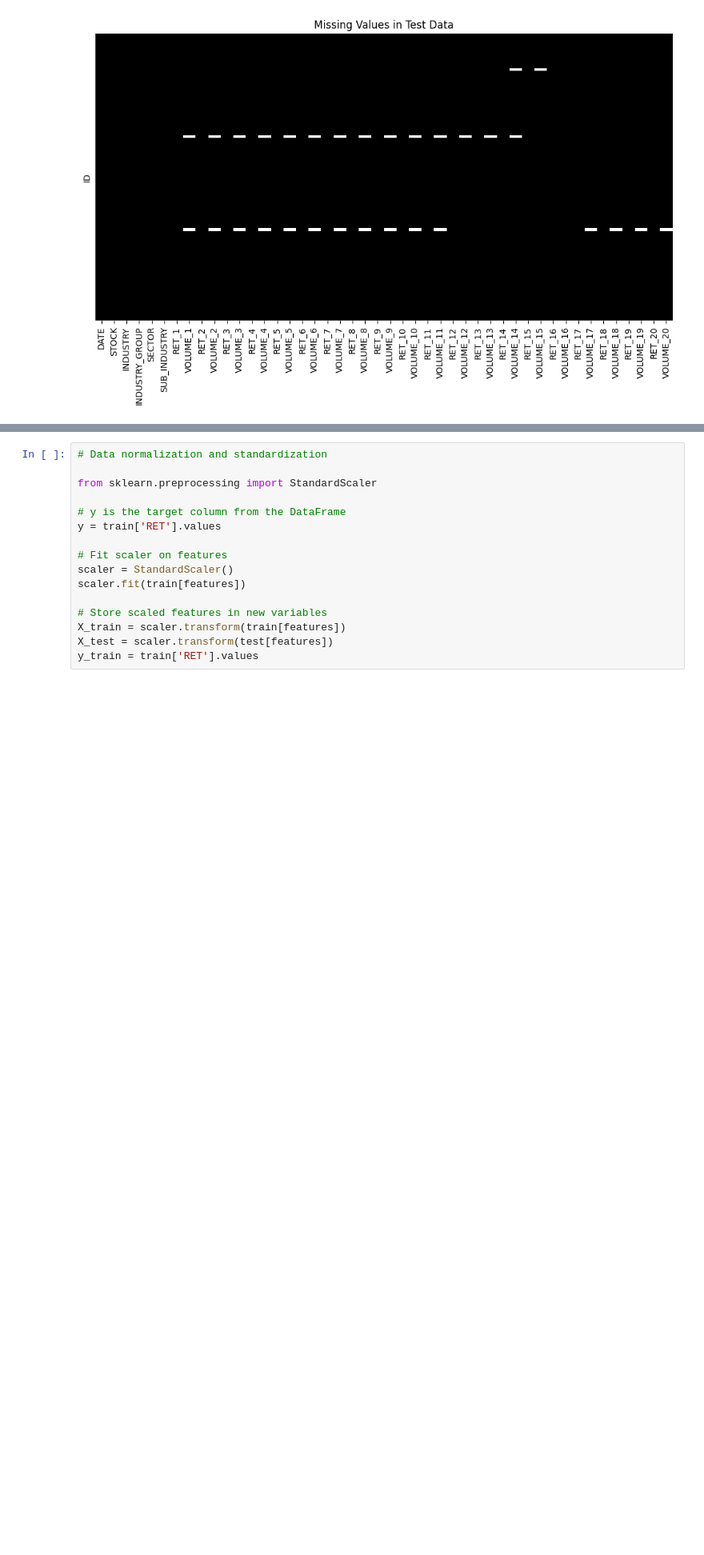
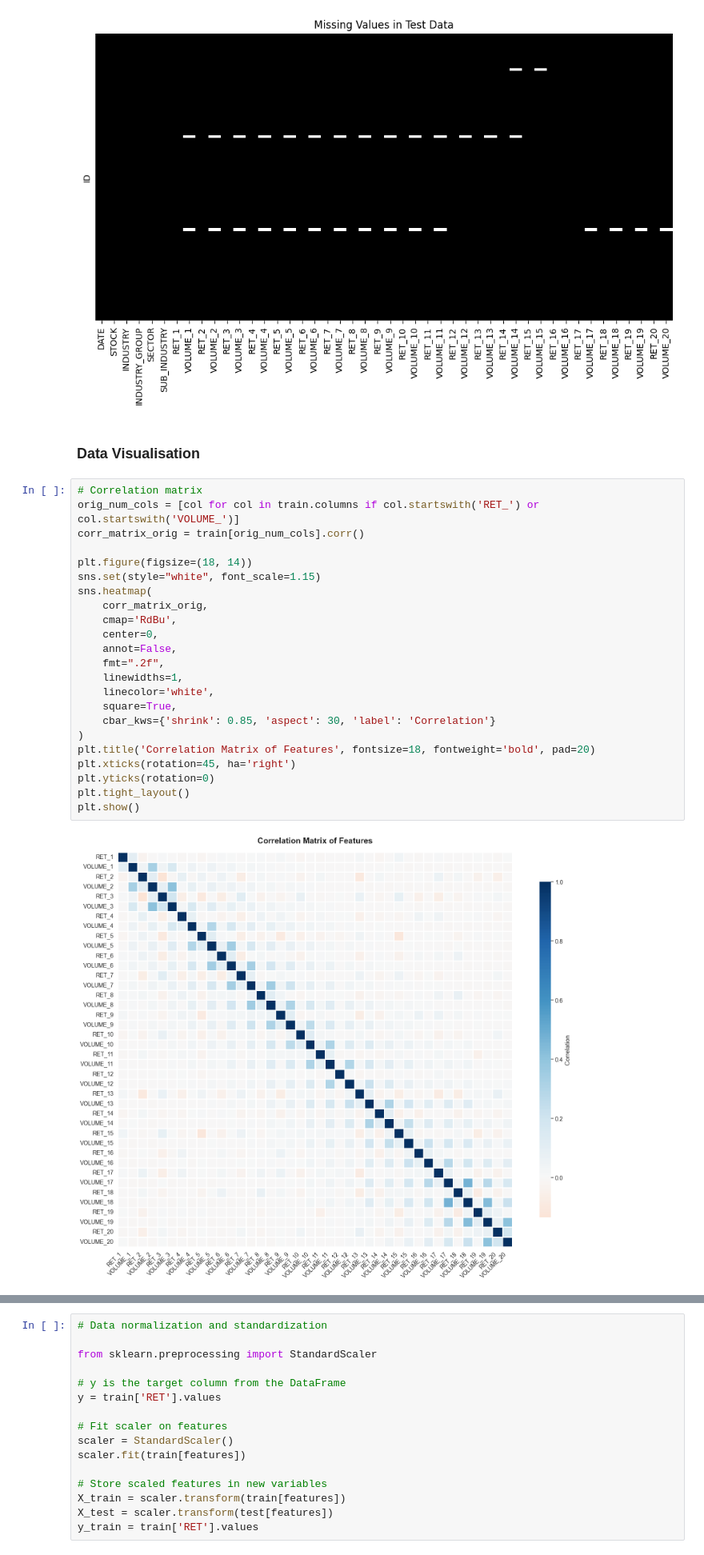
Before and after one commit to yuntongSH/QRT-Stock-Return-Prediction, a Jupyter notebook: QRT Stock Return Prediction Notebook.ipynb, the cells around one changed output, grey strips where cells are left out. Shown at 80% size. Cells and saved outputs as stored; diff of their text form; blank space fills up the shorter version.

```diff
--- a/QRT Stock Return Prediction Notebook.ipynb
+++ b/QRT Stock Return Prediction Notebook.ipynb
@@ -126,3 +126,30 @@ plt.show()
 # %% [output]
 [figure]
 [figure]
+# %% [markdown]
+### Data Visualisation
+# %%
+# Correlation matrix
+orig_num_cols = [col for col in train.columns if col.startswith('RET_') or col.startswith('VOLUME_')]
+corr_matrix_orig = train[orig_num_cols].corr()
+
+plt.figure(figsize=(18, 14))
+sns.set(style="white", font_scale=1.15)
+sns.heatmap(
+    corr_matrix_orig,
+    cmap='RdBu',
+    center=0,
+    annot=False,
+    fmt=".2f",
+    linewidths=1,
+    linecolor='white',
+    square=True,
+    cbar_kws={'shrink': 0.85, 'aspect': 30, 'label': 'Correlation'}
+)
+plt.title('Correlation Matrix of Features', fontsize=18, fontweight='bold', pad=20)
+plt.xticks(rotation=45, ha='right')
+plt.yticks(rotation=0)
+plt.tight_layout()
+plt.show()
+# %% [output]
+[figure, added]
```
Also changed, not shown: parts of 12 cells of this notebook.
